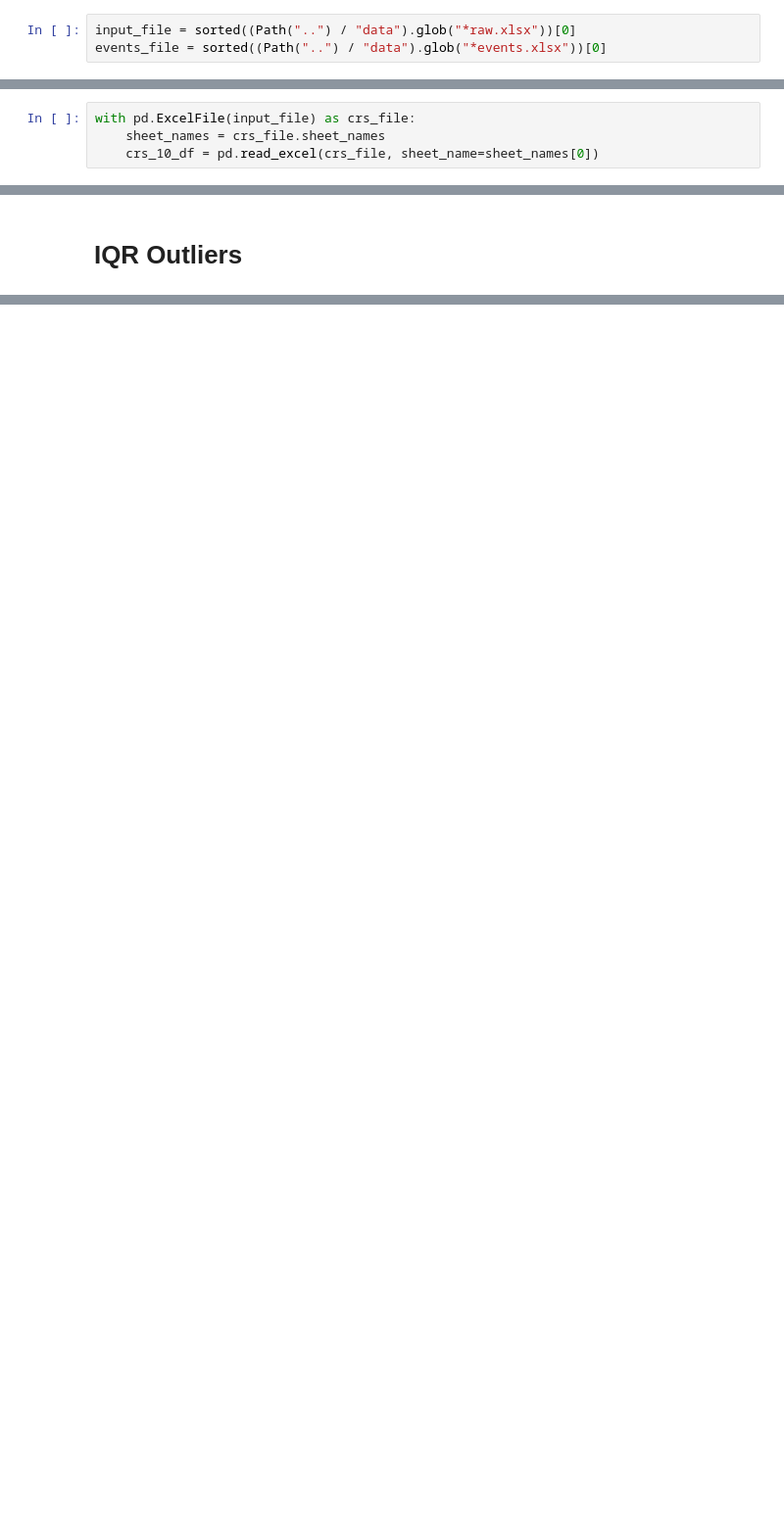
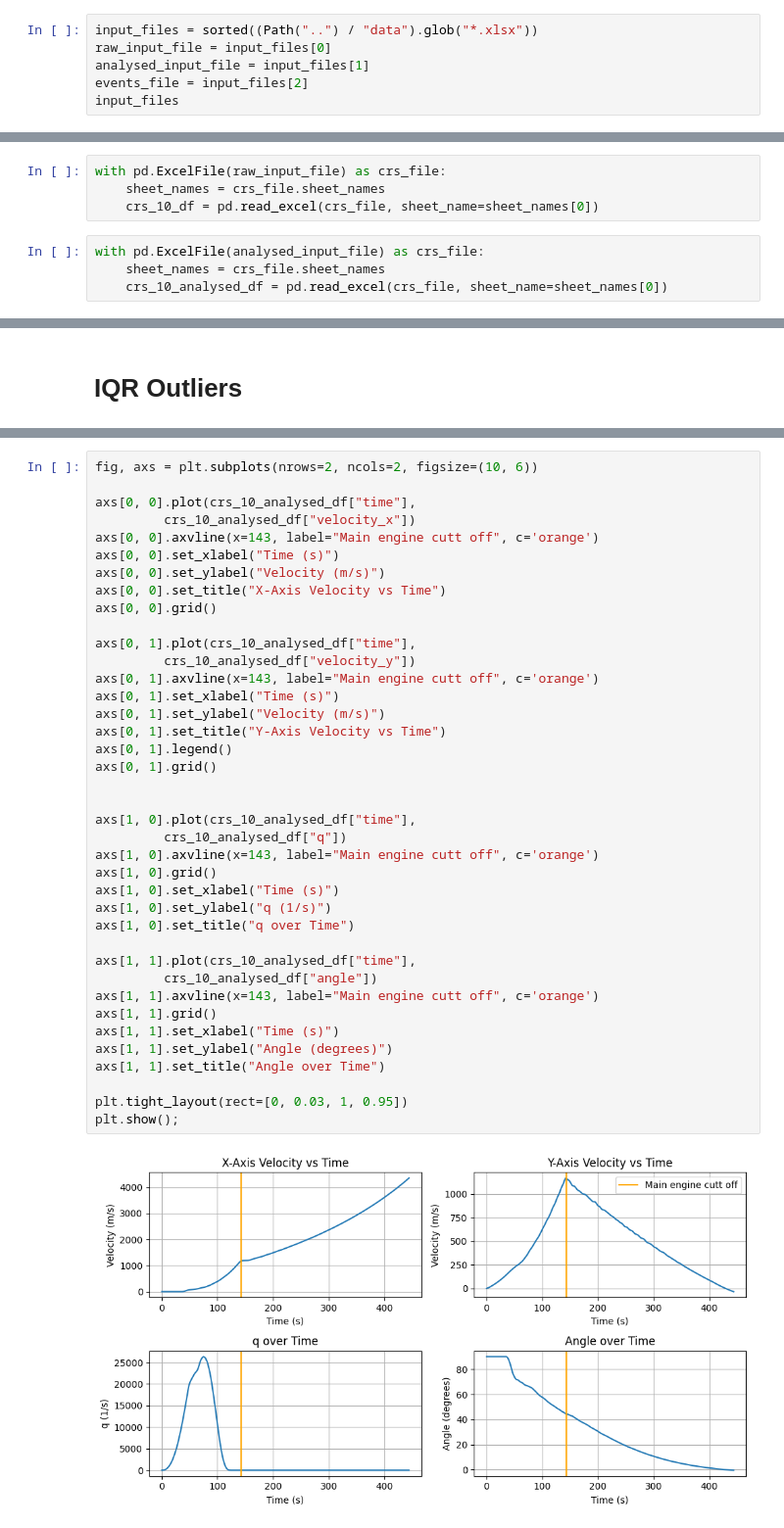
Before and after one commit to NicoCeresa/SpaceX-CRS-10-Telemetry-Analysis, a Jupyter notebook: notebooks/SpaceX_CRS_10_Telemetry.ipynb, the cells around one changed output, grey strips where cells are left out. Shown at 98% size. Cells and saved outputs as stored; diff of their text form; blank space fills up the shorter version.

```diff
--- a/notebooks/SpaceX_CRS_10_Telemetry.ipynb
+++ b/notebooks/SpaceX_CRS_10_Telemetry.ipynb
@@ -8,3 +9,6 @@ import matplotlib.pyplot as plt
 # %%
-input_file = sorted((Path("..") / "data").glob("*raw.xlsx"))[0]
-events_file = sorted((Path("..") / "data").glob("*events.xlsx"))[0]
+input_files = sorted((Path("..") / "data").glob("*.xlsx"))
+raw_input_file = input_files[0]
+analysed_input_file = input_files[1]
+events_file = input_files[2]
+input_files
@@ -11,7 +20,11 @@ events_file = sorted((Path("..") / "data").glob("*events.xlsx"))[0]
 # %%
-with pd.ExcelFile(input_file) as crs_file:
+with pd.ExcelFile(raw_input_file) as crs_file:
     sheet_names = crs_file.sheet_names
     crs_10_df = pd.read_excel(crs_file, sheet_name=sheet_names[0])
+# %%
+with pd.ExcelFile(analysed_input_file) as crs_file:
+    sheet_names = crs_file.sheet_names
+    crs_10_analysed_df = pd.read_excel(crs_file, sheet_name=sheet_names[0])
 # %%
 with pd.ExcelFile(events_file) as events_file:
     events_df = pd.read_excel(events_file, sheet_name=events_file.sheet_names[0], header=0)
@@ -177,0 +208,41 @@ ax2.grid();
+# %%
+fig, axs = plt.subplots(nrows=2, ncols=2, figsize=(10, 6))
+
+axs[0, 0].plot(crs_10_analysed_df["time"],
+         crs_10_analysed_df["velocity_x"])
+axs[0, 0].axvline(x=143, label="Main engine cutt off", c='orange')
+axs[0, 0].set_xlabel("Time (s)")
+axs[0, 0].set_ylabel("Velocity (m/s)")
+axs[0, 0].set_title("X-Axis Velocity vs Time")
+axs[0, 0].grid()
+
+axs[0, 1].plot(crs_10_analysed_df["time"],
+         crs_10_analysed_df["velocity_y"])
+axs[0, 1].axvline(x=143, label="Main engine cutt off", c='orange')
+axs[0, 1].set_xlabel("Time (s)")
+axs[0, 1].set_ylabel("Velocity (m/s)")
+axs[0, 1].set_title("Y-Axis Velocity vs Time")
+axs[0, 1].legend()
+axs[0, 1].grid()
+
+
+axs[1, 0].plot(crs_10_analysed_df["time"],
+         crs_10_analysed_df["q"])
+axs[1, 0].axvline(x=143, label="Main engine cutt off", c='orange')
+axs[1, 0].grid()
+axs[1, 0].set_xlabel("Time (s)")
+axs[1, 0].set_ylabel("q (1/s)")
+axs[1, 0].set_title("q over Time")
+
+axs[1, 1].plot(crs_10_analysed_df["time"],
+         crs_10_analysed_df["angle"])
+axs[1, 1].axvline(x=143, label="Main engine cutt off", c='orange')
+axs[1, 1].grid()
+axs[1, 1].set_xlabel("Time (s)")
+axs[1, 1].set_ylabel("Angle (degrees)")
+axs[1, 1].set_title("Angle over Time")
+
+plt.tight_layout(rect=[0, 0.03, 1, 0.95])
+plt.show();
+# %% [output]
+[figure, added]
```
Also changed, not shown: parts of 11 cells of this notebook.
